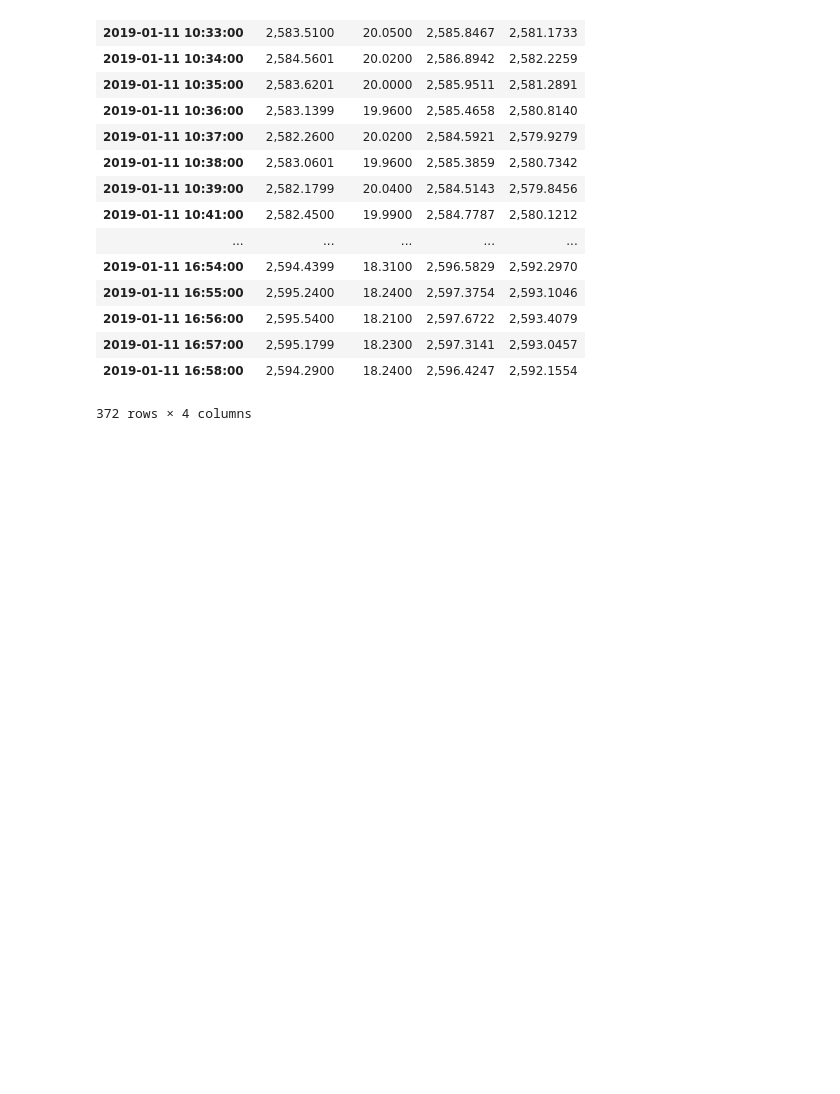
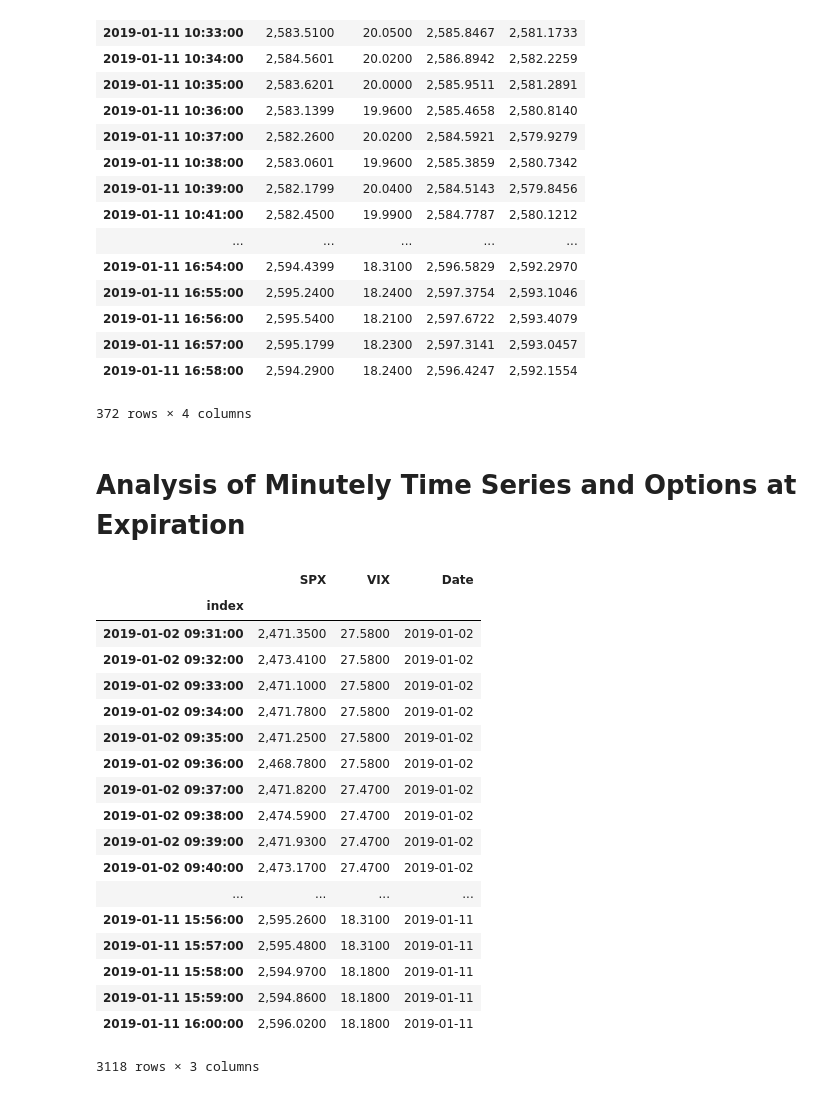
Before and after one commit to auto-d1dact/Trading, a Jupyter notebook: Notebooks/Expiration Options Pricing.ipynb, the cells around one changed output. Cells and saved outputs as stored; diff of their text form; code cells hidden in the pictures; blank space fills up the shorter version.

```diff
--- a/Notebooks/Expiration Options Pricing.ipynb
+++ b/Notebooks/Expiration Options Pricing.ipynb
@@ -23,12 +23,22 @@ pd.options.display.float_format = '{:,.4f}'.format
 from scipy.stats import norm as norm
 from pandas_datareader.data import Options
 
+# from alpha_vantage.timeseries import TimeSeries
+#ts = TimeSeries(key='5HZEUI5AFJB06BUK',output_format='pandas')
+#key2 = '6ZAZOL7YF8VPXND7'
+
 init_notebook_mode(connected=True)
 
 import os
 main_dir = os.getcwd()
 
+os.chdir('C:\\Users\\Fang\\Desktop\\Python Trading\\Trading\\Trading\\Modules\\RetiredModules')
+
+from helpers import maturities
+
 os.chdir('C:\\Users\\Fang\\Desktop\\Python Trading\\Trading\\Trading\\Modules\\DataCollection')
+
+cleaned_dir = 'D:\\Options Data\\Monthly DBs'
 
 from alphavantage import *
 from yahoo_query import *
@@ -128,3 +138,5 @@ spx_bands
 | 2019-01-11 16:57:00 | 2,595.1799 | 18.2300 | 2,597.3141 | 2,593.0457 |
 | 2019-01-11 16:58:00 | 2,594.2900 | 18.2400 | 2,596.4247 | 2,592.1554 |
 372 rows × 4 columns
+# %% [markdown]
+# Analysis of Minutely Time Series and Options at Expiration
@@ -130,0 +162,46 @@ spx_bands
+# %%
+os.chdir(cleaned_dir)
+
+vix_intraday = pd.read_csv('vix_intraday.csv', index_col = 0).set_index('Quote_Time')
+vix_intraday.index = pd.to_datetime(vix_intraday.index)
+vix_intraday = vix_intraday[~vix_intraday.index.duplicated(keep='last')].sort_index()
+
+spx_intraday = []
+for curr_date in [dt.datetime(2018,x,1) for x in range(7,13)] + [dt.datetime(2019,1,1)]:
+    db_name = 'sqlite:///intraday_{0}-{1}.db'.format(curr_date.year,curr_date.month)
+    options_engine = create_engine(db_name, echo=False)
+    latest_spx = pd.read_sql_query('SELECT * FROM spx_prices', con = options_engine, index_col = 'index')
+    latest_spx.index = pd.to_datetime(latest_spx.index)
+    spx_intraday.append(latest_spx)
+
+spx_intraday = pd.concat(spx_intraday, axis = 0)
+spx_intraday['Date'] = spx_intraday.index.date
+
+tol = pd.Timedelta('180 second')
+index_intraday = pd.merge_asof(left=latest_spx,right=vix_intraday,
+                               right_index=True,
+                               left_index=True,
+                               direction='nearest',
+                               tolerance=tol).dropna()
+index_intraday.columns = ['SPX','VIX','Date']
+index_intraday[index_intraday.index >= dt.datetime(2019,1,1)]
+# %% [output]
+|  | SPX | VIX | Date |
+| index |  |  |  |
+| 2019-01-02 09:31:00 | 2,471.3500 | 27.5800 | 2019-01-02 |
+| 2019-01-02 09:32:00 | 2,473.4100 | 27.5800 | 2019-01-02 |
+| 2019-01-02 09:33:00 | 2,471.1000 | 27.5800 | 2019-01-02 |
+| 2019-01-02 09:34:00 | 2,471.7800 | 27.5800 | 2019-01-02 |
+| 2019-01-02 09:35:00 | 2,471.2500 | 27.5800 | 2019-01-02 |
+| 2019-01-02 09:36:00 | 2,468.7800 | 27.5800 | 2019-01-02 |
+| 2019-01-02 09:37:00 | 2,471.8200 | 27.4700 | 2019-01-02 |
+| 2019-01-02 09:38:00 | 2,474.5900 | 27.4700 | 2019-01-02 |
+| 2019-01-02 09:39:00 | 2,471.9300 | 27.4700 | 2019-01-02 |
+| 2019-01-02 09:40:00 | 2,473.1700 | 27.4700 | 2019-01-02 |
+| ... | ... | ... | ... |
+| 2019-01-11 15:56:00 | 2,595.2600 | 18.3100 | 2019-01-11 |
+| 2019-01-11 15:57:00 | 2,595.4800 | 18.3100 | 2019-01-11 |
+| 2019-01-11 15:58:00 | 2,594.9700 | 18.1800 | 2019-01-11 |
+| 2019-01-11 15:59:00 | 2,594.8600 | 18.1800 | 2019-01-11 |
+| 2019-01-11 16:00:00 | 2,596.0200 | 18.1800 | 2019-01-11 |
+3118 rows × 3 columns
```
Also changed, not shown: parts of 11 cells of this notebook, 3 other files.
